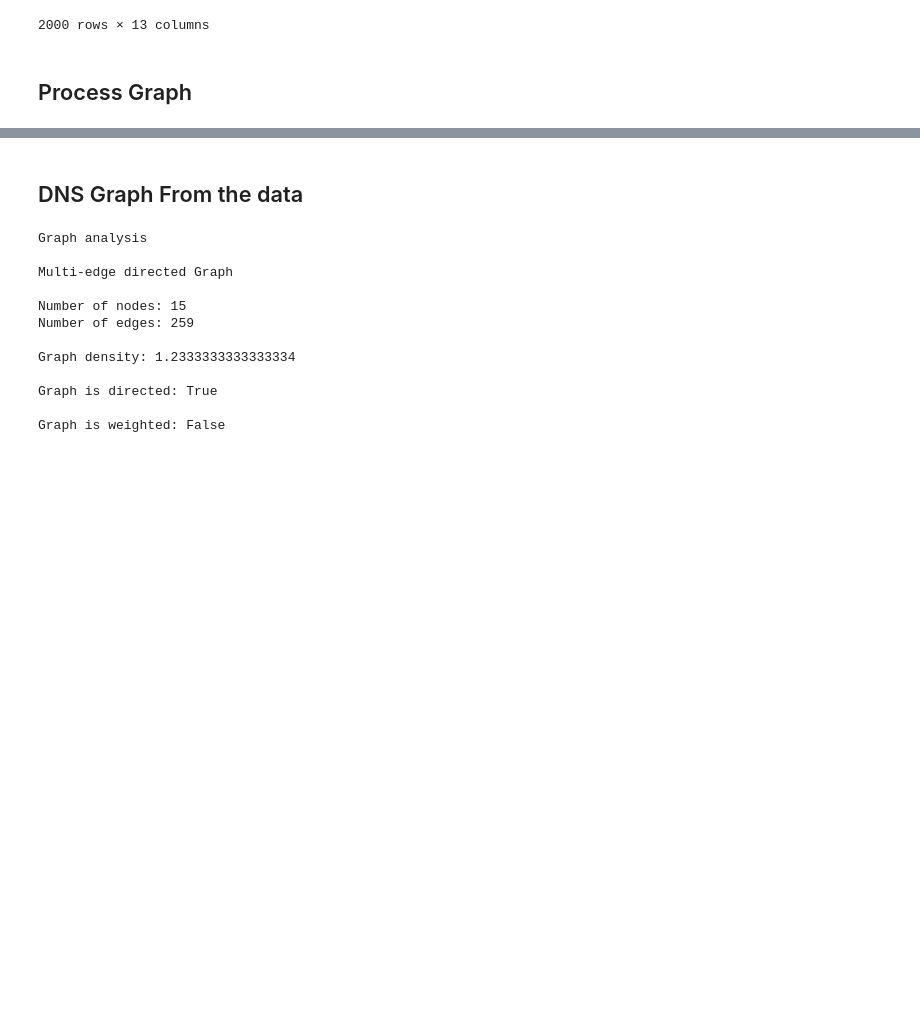
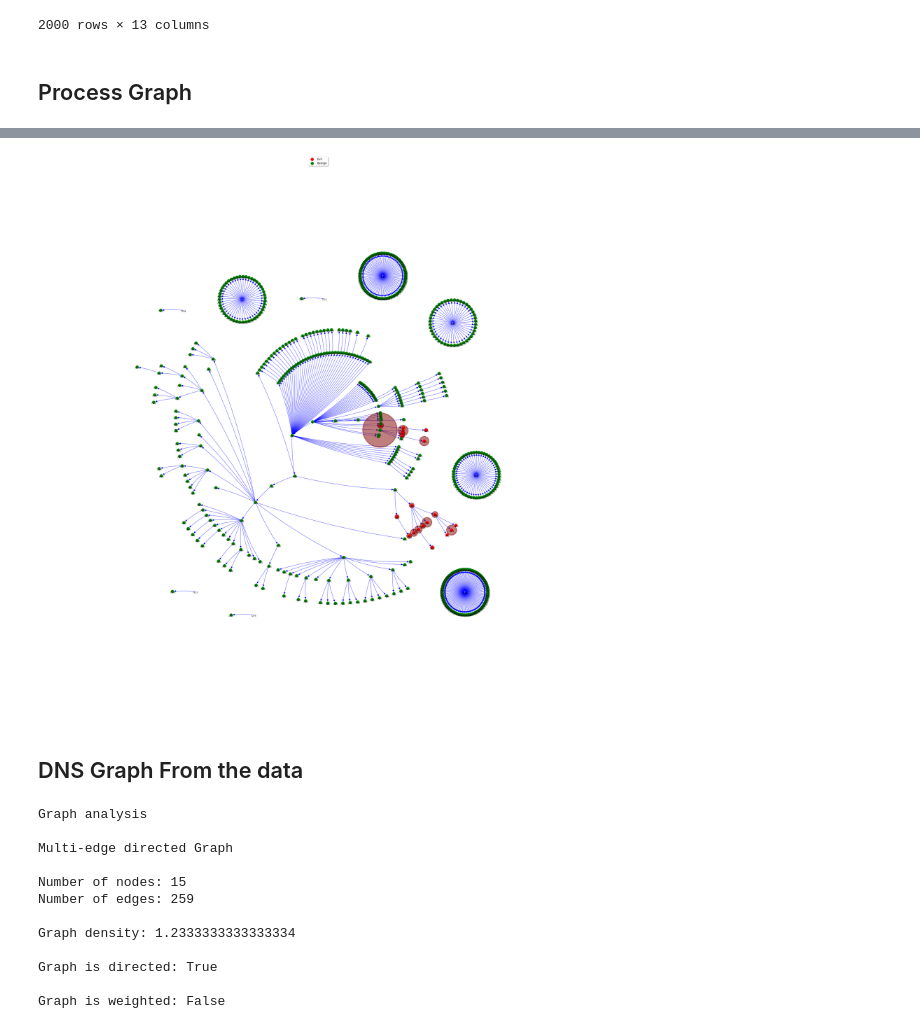
Before and after one commit to BishalLakha/BETH_data_analysis, a Jupyter notebook: beth-eda-processing-and-graph.ipynb, the cells around one changed output, grey strips where cells are left out. Saved outputs shown, nothing was run; the diff lists cells and outputs as text; code cells hidden in the pictures; blank space fills up the shorter version.

Commit message:
graph for child and parent process

```diff
--- a/beth-eda-processing-and-graph.ipynb
+++ b/beth-eda-processing-and-graph.ipynb
@@ -274,0 +364,5 @@ df_process_final.groupby(['sus', 'evil'])[['timestamp']].count().plot(kind='bar'
+# %%
+evil_node = df_process_final[df_process_final["evil"]==1].processId.unique().tolist()
+benign_node = df_process_final[df_process_final["evil"]==0].processId.unique().tolist()
+# %%
+node_evil_count = df_process_final.groupby(["processId"]).evil.sum().to_dict()
@@ -302,7 +417,7 @@ df_process_final[:2000]
 # %% [markdown]
 ## Process Graph
 # %%
-Gp = nx.from_pandas_edgelist(df_process_final[:2000], source="parentProcessId", target="processId", edge_attr=True, create_using=nx.MultiDiGraph())
+Gp = nx.from_pandas_edgelist(df_process_final, source="parentProcessId", target="processId", edge_attr=True, create_using=nx.DiGraph())
 # %%
 print("Graph analysis\n")
 print("Multi-edge directed Graph\n")
@@ -401,3 +499,89 @@ df_process_final.head()
+# %%
+#option : twopi, dot,circo
+pos = graphviz_layout(Gp, prog="twopi")
+
+
+plt.figure(figsize=(40,40))
+# pos = nx.spring_layout(Gp)
+
+nx.draw_networkx_nodes(Gp,
+                       pos,
+                       nodelist=list(node_evil_count.keys()),
+                       node_color=list(node_evil_count.values()),
+                       cmap=plt.cm.OrRd,
+                       vmin=0.1,
+                       vmax=10.1,
+                       node_shape='o',
+                       linewidths=4,
+                       alpha=0.5,
+                       node_size=[1+v * 9 for v in node_evil_count.values()])
+
+nx.draw_networkx_nodes(Gp,
+                       pos,
+                       nodelist=evil_node,
+                       node_color='red',
+                       node_shape='o',
+                       linewidths=4,
+                       alpha=1,
+                       label='Evil',
+                       node_size=150)
+nx.draw_networkx_nodes(Gp,
+                       pos,
+                       nodelist=benign_node,
+                       node_color='green',
+                       node_shape='o',
+                       linewidths=4,
+                       alpha=1,
+                       label='Benign',
+                       node_size=150)
+
+
+# nx.draw_networkx_nodes(Gd,
+#                        pos,
+#                        nodelist=reserved_ips,
+#                        node_color='#C0392B',
+#                        node_shape='P',
+#                        linewidths=4,
+#                        alpha=1,
+#                        label='reserved',
+#                        node_size=100)
+
+
+# # Draw the corresponding labels for each node
+# # For SUS_EVIL 00
+# nx.draw_networkx_labels(Gp,
+#                         pos,
+#                         font_color='black',
+#                         verticalalignment='top',
+#                         labels=node_labels,
+#                         font_size=10)
+
+
+
+nx.draw_networkx_edges(Gp,
+                       pos,
+                       edgelist=list(Gp.in_edges()),
+                       width=1,
+                       style='solid',
+                       connectionstyle='arc3,rad=0.05',
+                       edge_color='blue',
+                       alpha=1,
+                       label='00',
+                       arrows=True,
+                       arrowsize=20,
+                       min_source_margin=3.0,
+                       min_target_margin=3.0)
+
+plt.box()
+# Draw legend
+plt.legend(loc='upper center', shadow=True, fontsize='x-large')
+# Set margins
+plt.gca().margins(0.2, 0.2)
+# Set tight layout
+plt.tight_layout()
+plt.show()
+# %% [output]
+[figure, added]
 # %% [markdown]
 ## DNS Graph From the data
 # %%
```
Also changed, not shown: parts of 25 cells of this notebook.
